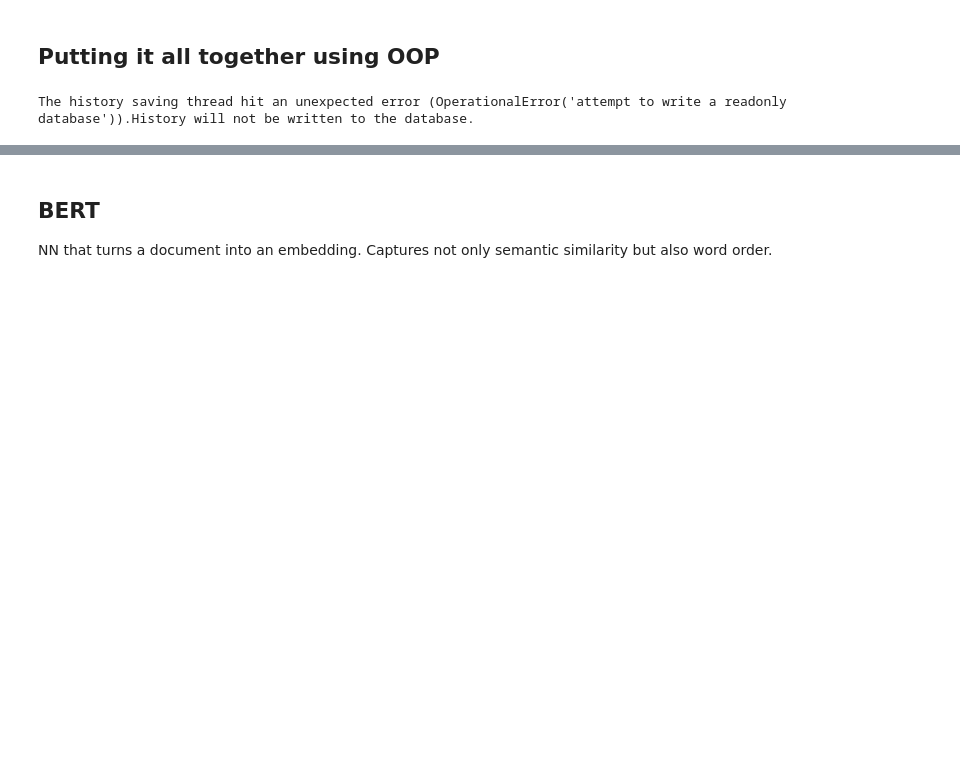
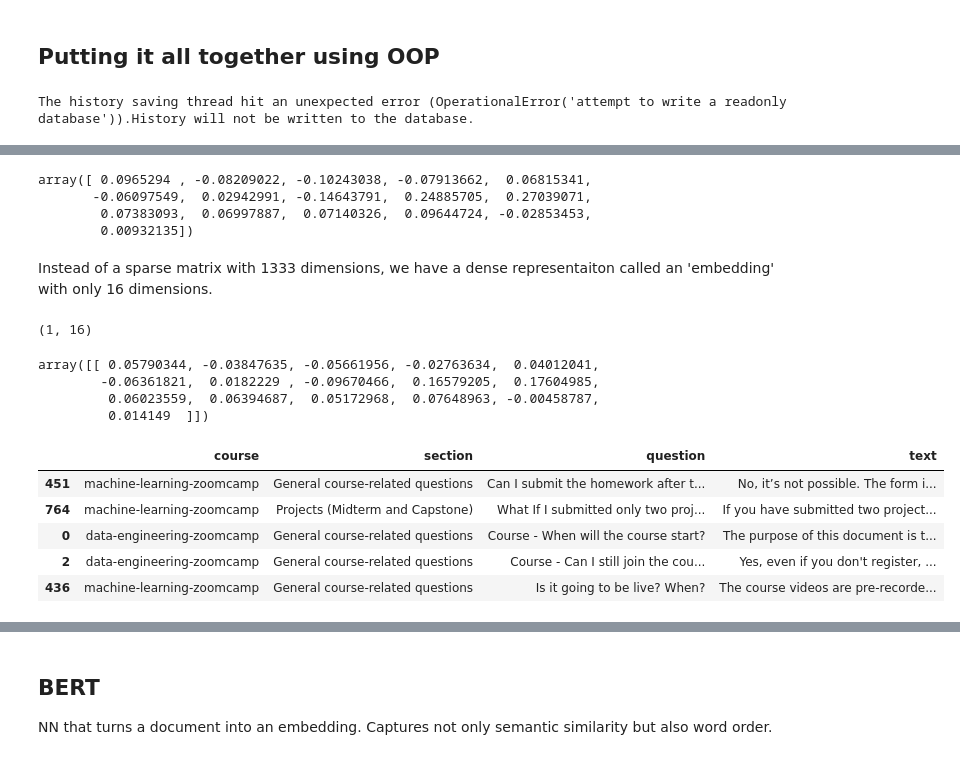
Before and after one commit to zstankow/FAQ_search_engine, a Jupyter notebook: search_engine.ipynb, the cells around one changed output, grey strips where cells are left out. Saved outputs shown, nothing was run; the diff lists cells and outputs as text; code cells hidden in the pictures; blank space fills up the shorter version.

```diff
--- a/search_engine.ipynb
+++ b/search_engine.ipynb
@@ -427,0 +387,31 @@ df.loc[idx]
+# %%
+X_emb[0]
+# %% [output]
+array([ 0.0965294 , -0.08209022, -0.10243038, -0.07913662,  0.06815341,
+       -0.06097549,  0.02942991, -0.14643791,  0.24885705,  0.27039071,
+        0.07383093,  0.06997887,  0.07140326,  0.09644724, -0.02853453,
+        0.00932135])
+# %% [markdown]
+Instead of a sparse matrix with 1333 dimensions, we have a dense representaiton called an 'embedding' with only 16 dimensions.
+# %%
+Q_emb.shape
+# %% [output]
+(1, 16)
+# %%
+Q_emb
+# %% [output]
+array([[ 0.05790344, -0.03847635, -0.05661956, -0.02763634,  0.04012041,
+        -0.06361821,  0.0182229 , -0.09670466,  0.16579205,  0.17604985,
+         0.06023559,  0.06394687,  0.05172968,  0.07648963, -0.00458787,
+         0.014149  ]])
+# %%
+score = cosine_similarity(X_emb, Q_emb).flatten()
+idx = np.argsort(-score)[:5]
+df.loc[idx]
+# %% [output]
+|  | course | section | question | text |
+| 451 | machine-learning-zoomcamp | General course-related questions | Can I submit the homework after t... | No, it’s not possible. The form i... |
+| 764 | machine-learning-zoomcamp | Projects (Midterm and Capstone) | What If I submitted only two proj... | If you have submitted two project... |
+| 0 | data-engineering-zoomcamp | General course-related questions | Course - When will the course start? | The purpose of this document is t... |
+| 2 | data-engineering-zoomcamp | General course-related questions | Course - Can I still join the cou... | Yes, even if you don't register, ... |
+| 436 | machine-learning-zoomcamp | General course-related questions | Is it going to be live? When? | The course videos are pre-recorde... |
```
Also changed, not shown: parts of 19 cells of this notebook.
